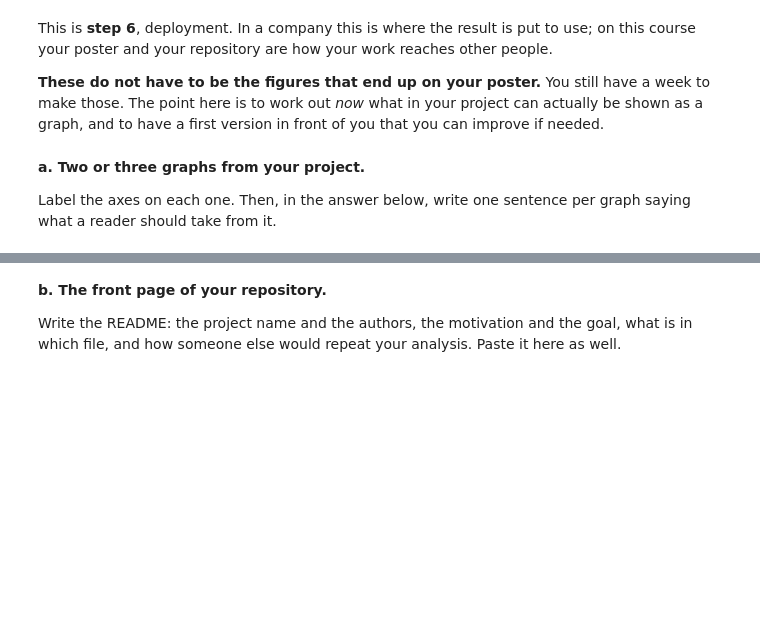
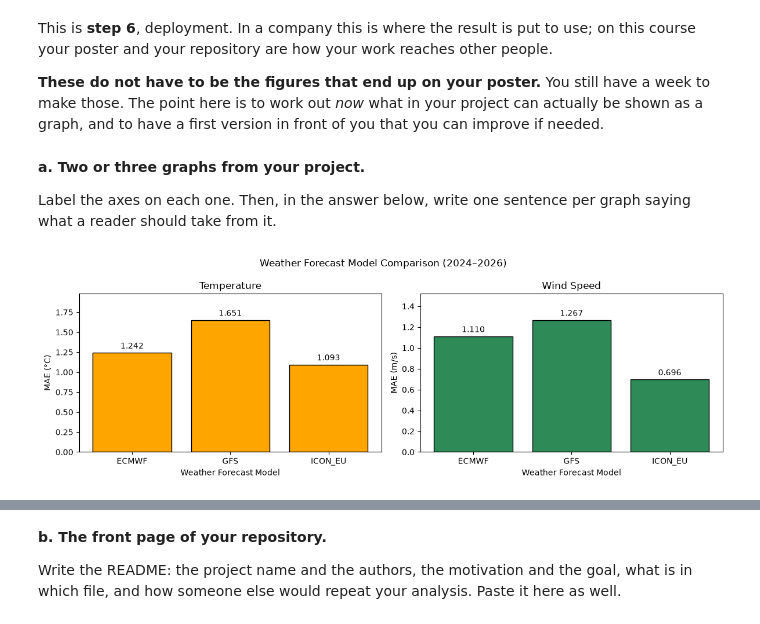
Before and after one commit to MarkenNisu/Machine_Learning_For_Weather, a Jupyter notebook: submissions/IDS2026_HW10.ipynb, the cells around one changed output, grey strips where cells are left out. Saved outputs shown, nothing was run; the diff lists cells and outputs as text; code cells hidden in the pictures; blank space fills up the shorter version.

```diff
--- a/submissions/IDS2026_HW10.ipynb
+++ b/submissions/IDS2026_HW10.ipynb
@@ -48,10 +54,7 @@ Show the table your analysis runs on - the one you ended up with after cleaning,
 The rest of this task asks how you got from the raw data to this, so it helps to have it in front of you first.
 # %%
 # TODO (if applicable)
-df = pd.read_csv(
-     "data/processed/weather_dataset_2024_2026.csv",
-    parse_dates=["time"]
-)
+df = pd.read_csv("../data/processed/weather_dataset_2024_2026.csv", parse_dates=["time"])
 
 print("Shape:", df.shape)
 print("\nColumns:", df.columns.tolist())
@@ -271,3 +274,37 @@ This is **step 6**, deployment. In a company this is where the result is put to
 Label the axes on each one. Then, in the answer below, write one sentence per graph saying what a reader should take from it.
 # %%
 # TODO: first graph
+models = ["ECMWF", "GFS", "ICON_EU"]
+
+fig, axes = plt.subplots(1, 2, figsize=(12, 4))
+
+for ax, feature, unit, color in [
+    (axes[0], "temperature", "°C", "orange"),
+    (axes[1], "wind_speed", "m/s", "seagreen")
+]:
+    errors = [
+        mean_absolute_error(
+            df[f"actual_{feature}"],
+            df[f"{feature}_{model}"]
+        )
+        for model in models
+    ]
+
+    bars = ax.bar(
+        models,
+        errors,
+        color=color,
+        edgecolor="black"
+    )
+
+    ax.bar_label(bars, fmt="%.3f", padding=3)
+    ax.set_title(feature.replace("_", " ").title())
+    ax.set_xlabel("Weather Forecast Model")
+    ax.set_ylabel(f"MAE ({unit})")
+    ax.set_ylim(0, max(errors) * 1.2)
+
+plt.suptitle("Weather Forecast Model Comparison (2024–2026)")
+plt.tight_layout()
+plt.show()
+# %% [output]
+[figure, added]
```
Also changed, not shown: parts of 8 cells of this notebook, 2 other files.
